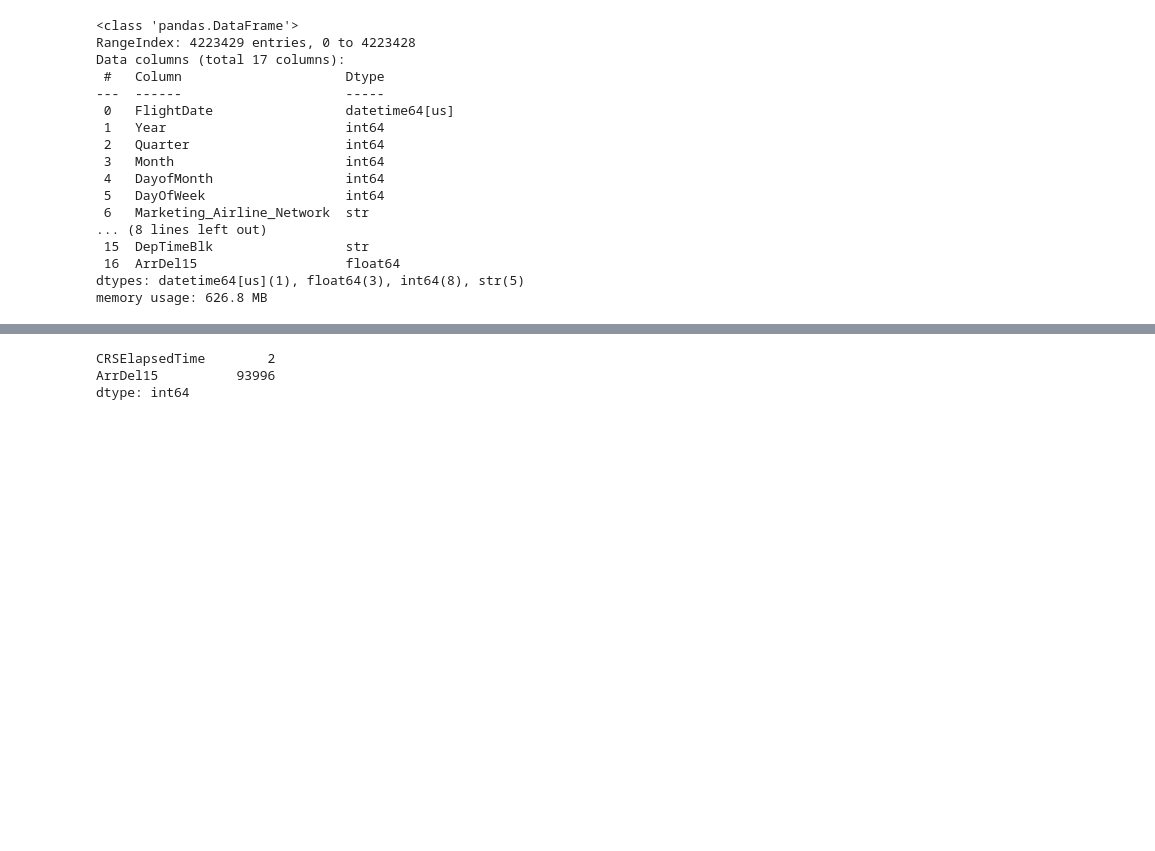
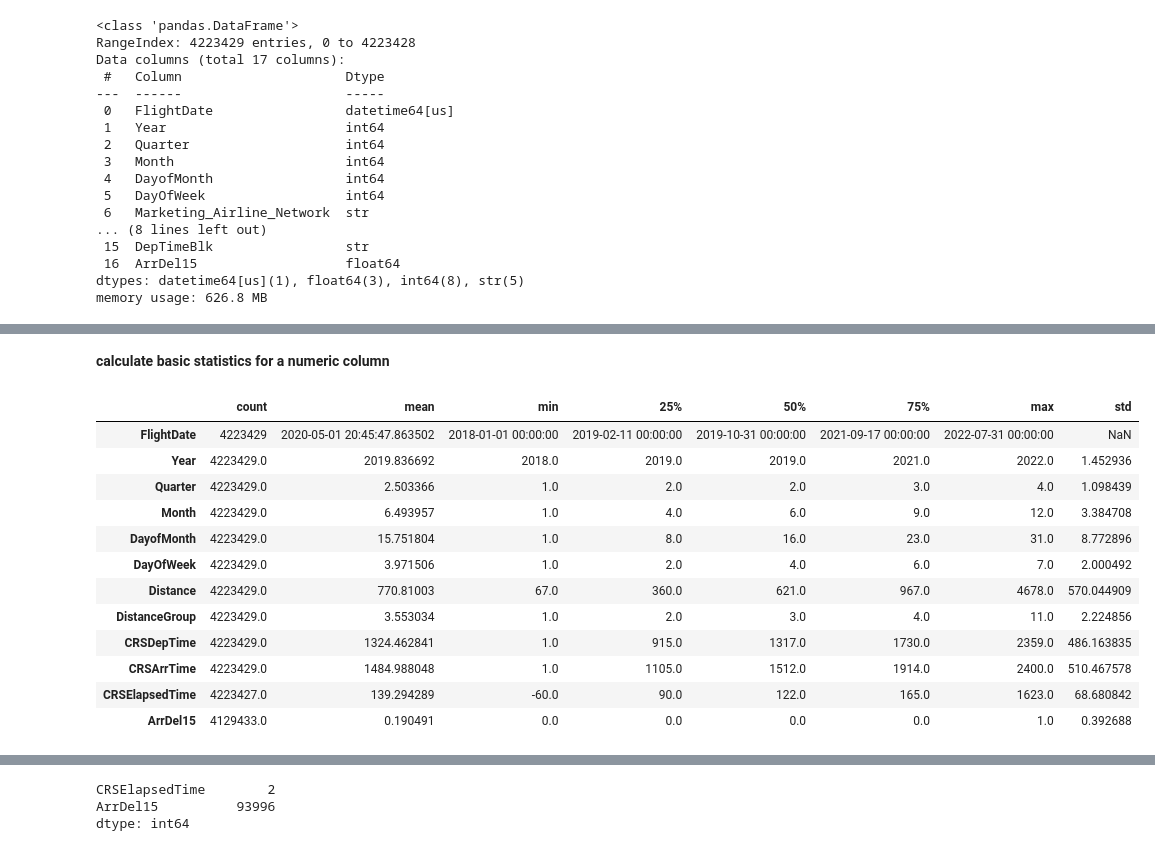
Before and after one commit to pdansoabiam/pda_flight_predictor, a Jupyter notebook: XGBoost_ML_final_project_aap_colab.ipynb, the cells around one changed output, grey strips where cells are left out. Drawn from its saved outputs; the diff is of its cells as text; code cells hidden in the pictures; blank space fills up the shorter version.

```diff
--- a/XGBoost_ML_final_project_aap_colab.ipynb
+++ b/XGBoost_ML_final_project_aap_colab.ipynb
@@ -208,0 +224,18 @@ df.describe(include='all').T
+# %% [markdown]
+**calculate basic statistics for a numeric column**
+# %%
+df.describe().T
+# %% [output]
+|  | count | mean | min | 25% | 50% | 75% | max | std |
+| FlightDate | 4223429 | 2020-05-01 20:45:47.863502 | 2018-01-01 00:00:00 | 2019-02-11 00:00:00 | 2019-10-31 00:00:00 | 2021-09-17 00:00:00 | 2022-07-31 00:00:00 | NaN |
+| Year | 4223429.0 | 2019.836692 | 2018.0 | 2019.0 | 2019.0 | 2021.0 | 2022.0 | 1.452936 |
+| Quarter | 4223429.0 | 2.503366 | 1.0 | 2.0 | 2.0 | 3.0 | 4.0 | 1.098439 |
+| Month | 4223429.0 | 6.493957 | 1.0 | 4.0 | 6.0 | 9.0 | 12.0 | 3.384708 |
+| DayofMonth | 4223429.0 | 15.751804 | 1.0 | 8.0 | 16.0 | 23.0 | 31.0 | 8.772896 |
+| DayOfWeek | 4223429.0 | 3.971506 | 1.0 | 2.0 | 4.0 | 6.0 | 7.0 | 2.000492 |
+| Distance | 4223429.0 | 770.81003 | 67.0 | 360.0 | 621.0 | 967.0 | 4678.0 | 570.044909 |
+| DistanceGroup | 4223429.0 | 3.553034 | 1.0 | 2.0 | 3.0 | 4.0 | 11.0 | 2.224856 |
+| CRSDepTime | 4223429.0 | 1324.462841 | 1.0 | 915.0 | 1317.0 | 1730.0 | 2359.0 | 486.163835 |
+| CRSArrTime | 4223429.0 | 1484.988048 | 1.0 | 1105.0 | 1512.0 | 1914.0 | 2400.0 | 510.467578 |
+| CRSElapsedTime | 4223427.0 | 139.294289 | -60.0 | 90.0 | 122.0 | 165.0 | 1623.0 | 68.680842 |
+| ArrDel15 | 4129433.0 | 0.190491 | 0.0 | 0.0 | 0.0 | 0.0 | 1.0 | 0.392688 |
```
Also changed, not shown: parts of 29 cells of this notebook.
